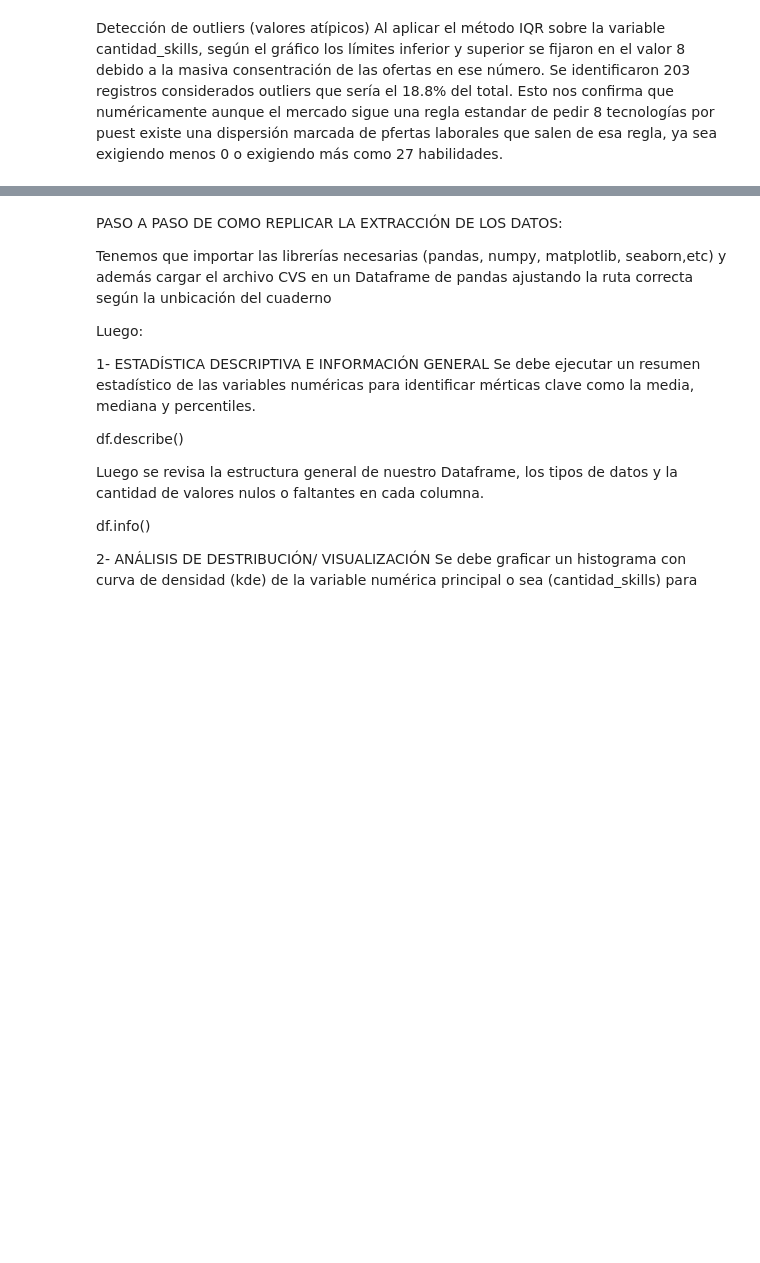
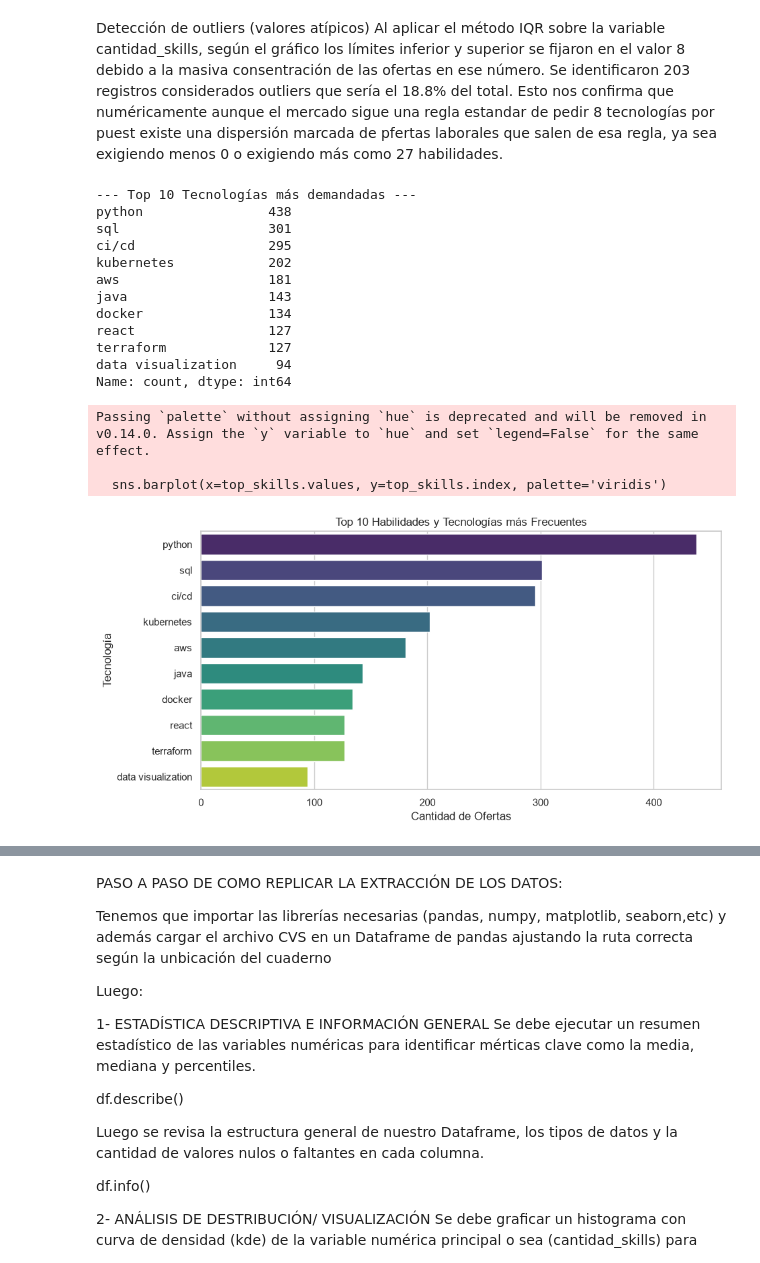
Before and after one commit to Maraffonso/Consulting-Challenge, a Jupyter notebook: notebooks/Analisis exploratorio.ipynb, the cells around one changed output, grey strips where cells are left out. Saved outputs shown, nothing was run; the diff lists cells and outputs as text; code cells hidden in the pictures; blank space fills up the shorter version.

```diff
--- a/notebooks/Analisis exploratorio.ipynb
+++ b/notebooks/Analisis exploratorio.ipynb
@@ -133,3 +133,38 @@ Total de registros considerados outliers en 'cantidad_skills': 203
 # %% [markdown]
 Detección de outliers (valores atípicos)
 Al aplicar el método IQR sobre la variable cantidad_skills, según el gráfico los límites inferior y superior se fijaron en el valor 8 debido a la masiva consentración de las ofertas en ese número. Se identificaron 203 registros considerados outliers que sería el 18.8% del total. Esto nos confirma que numéricamente aunque el mercado sigue una regla estandar de pedir 8 tecnologías por puest existe una dispersión marcada de pfertas laborales que salen de esa regla, ya sea exigiendo menos 0 o exigiendo más como 27 habilidades.
+# %%
+# Contar las tecnologías más frecuentes separando los valores por el carácter '|'
+todas_las_skills = df['skills'].dropna().str.cat(sep='|').split('|')
+top_skills = pd.Series(todas_las_skills).value_counts().head(10)
+
+print("--- Top 10 Tecnologías más demandadas ---")
+print(top_skills)
+
+# Gráfico de barras horizontal para el Top 10
+import matplotlib.pyplot as plt
+import seaborn as sns
+
+plt.figure(figsize=(10, 5))
+sns.barplot(x=top_skills.values, y=top_skills.index, palette='viridis')
+plt.title('Top 10 Habilidades y Tecnologías más Frecuentes')
+plt.xlabel('Cantidad de Ofertas')
+plt.ylabel('Tecnología')
+plt.show()
+# %% [output]
+--- Top 10 Tecnologías más demandadas ---
+python                438
+sql                   301
+ci/cd                 295
+kubernetes            202
+aws                   181
+java                  143
+docker                134
+react                 127
+terraform             127
+data visualization     94
+Name: count, dtype: int64
+Passing `palette` without assigning `hue` is deprecated and will be removed in v0.14.0. Assign the `y` variable to `hue` and set `legend=False` for the same effect.
+
+  sns.barplot(x=top_skills.values, y=top_skills.index, palette='viridis')
+[figure, added]
```
Also changed, not shown: parts of 7 cells of this notebook.
